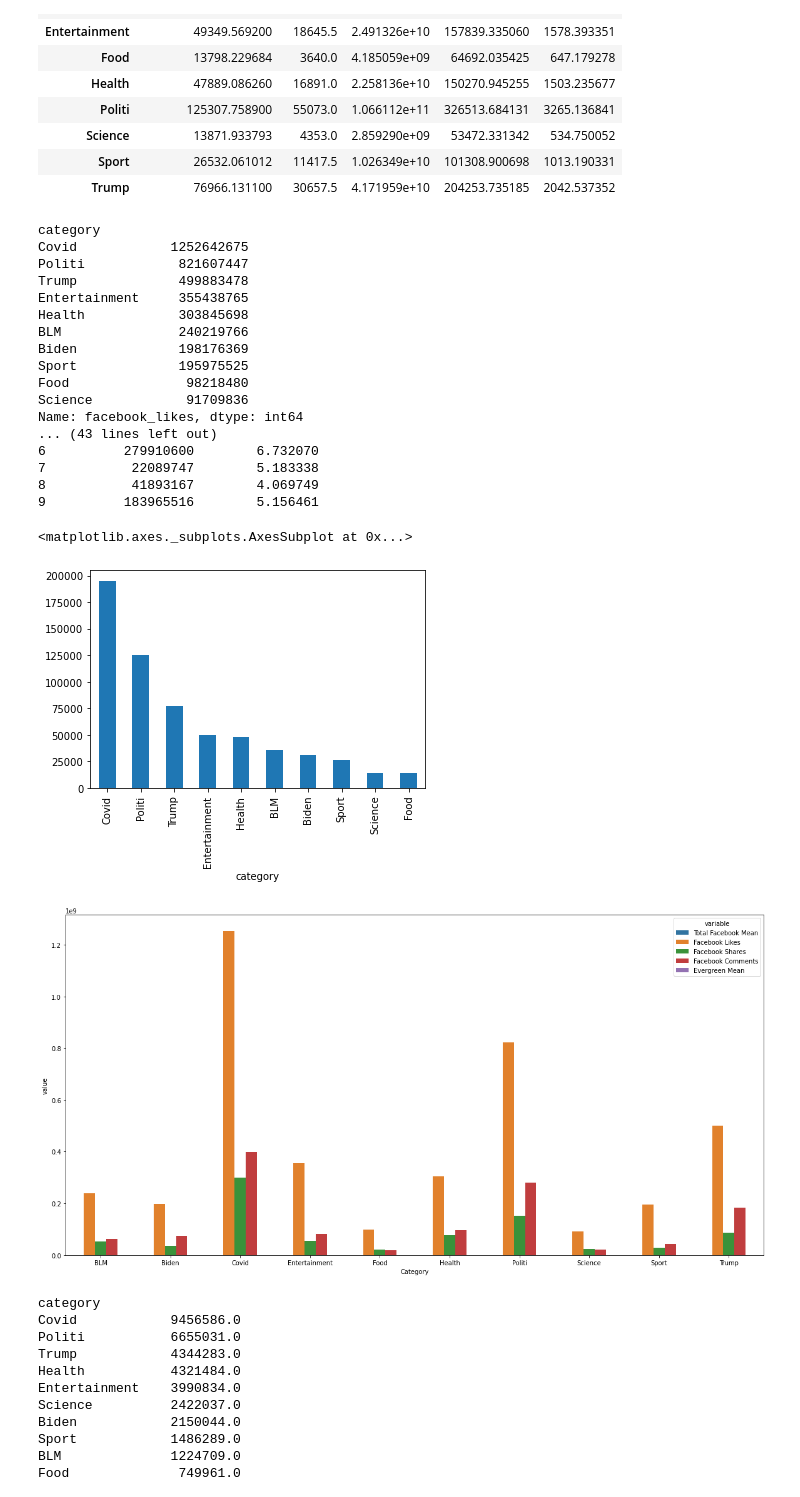
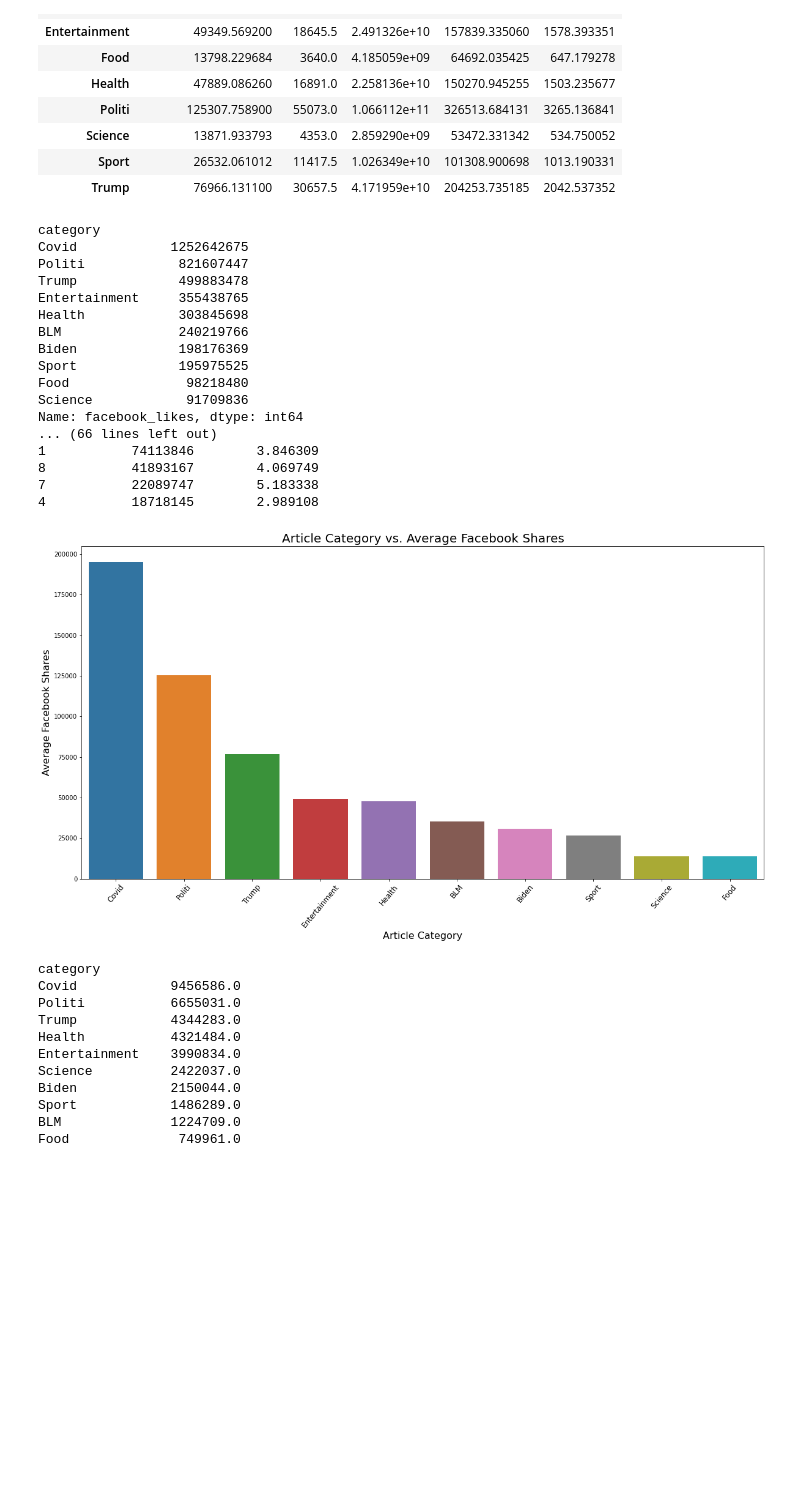
Before and after one commit to jakehtaylor/Classifying-Clickbait-Headlines, a Jupyter notebook: clean_dataframes.ipynb, the cells around one changed output. Cells and saved outputs as stored; diff of their text form; code cells hidden in the pictures; blank space fills up the shorter version.

```diff
--- a/clean_dataframes.ipynb
+++ b/clean_dataframes.ipynb
@@ -245,52 +245,57 @@ print(facebook_df.head(12))
 #plt.ylabel("Facebook Comments", size=14)
 #plt.xlabel("Article Category", size=14)
 #plt.title("Article Category vs. Facebook Likes Over the past 6 months", size=18)
 #plt.savefig("barplot_Seaborn_barplot_Python.png")
 
 #facebook likes plot code
 #x_axis = np.arange(0, len(facebook_likes['index']))
 #tick_locations = []
 #for x in x_axis:
 #    tick_locations.append(x)
 
 
-facebook_total_mean.plot(kind='bar')
+#shares_mean_plt = facebook_total_mean.plot(kind='bar')
+
+#sort facebook dataframe by descending evergreen score
+sorted_by_shares_mean_df = facebook_df.sort_values("Total Facebook Mean", ascending=False)
+print(sorted_by_shares_mean_df.head(10))
+
+#figsize abnd ylabel
+plt.figure(figsize=(20,10))
+plt.ylabel("Mean Facebook Shares")
 
 
-#code more multigroup bar graph
-plt.figure(figsize=(20, 10))
-sns.barplot(x='Category', y='value', hue='variable',
-           data=pd.melt(facebook_df, ['Category']))
+#seaborn bar plot code for facebook shares mean
+ax = sns.barplot(y = sorted_by_shares_mean_df['Total Facebook Mean'], x = sorted_by_shares_mean_df['Category'])
+ax.set_xlabel(xlabel='Article Category', fontsize=16)
+ax.set_xticklabels(labels = sorted_by_shares_mean_df['Category'], fontsize=12, rotation=50)
+ax.set_ylabel(ylabel='Average Facebook Shares', fontsize=16)
+ax.set_title(label='Article Category vs. Average Facebook Shares', fontsize=20)
 
+#save .png
+plt.savefig('facebook_shares_mean.png', dpi=300, bbox_inches = 'tight')
 
-
-
-
-#generate a bar graph of likes by category
-#grouped_by_category_df = articles_df.groupby('filename')
-
-#grouped_by_category_df.head(12)
+#display graph
+plt.show()
 # %% [output]
 category
 Covid            1252642675
 Politi            821607447
 Trump             499883478
 Entertainment     355438765
 Health            303845698
 BLM               240219766
 Biden             198176369
 Sport             195975525
 Food               98218480
 Science            91709836
 Name: facebook_likes, dtype: int64
-... (43 lines left out)
-6          279910600        6.732070
+... (66 lines left out)
+1           74113846        3.846309
+8           41893167        4.069749
 7           22089747        5.183338
-8           41893167        4.069749
-9          183965516        5.156461
+4           18718145        2.989108
-<matplotlib.axes._subplots.AxesSubplot at 0x...>
-[figure, old version]
+[figure, new version]
-[figure, removed]
 # %%
 #create stacked bar graph based on dataframe using Seaborn
 #sns.set()
```
Also changed, not shown: parts of 9 cells of this notebook, 10 other files.
